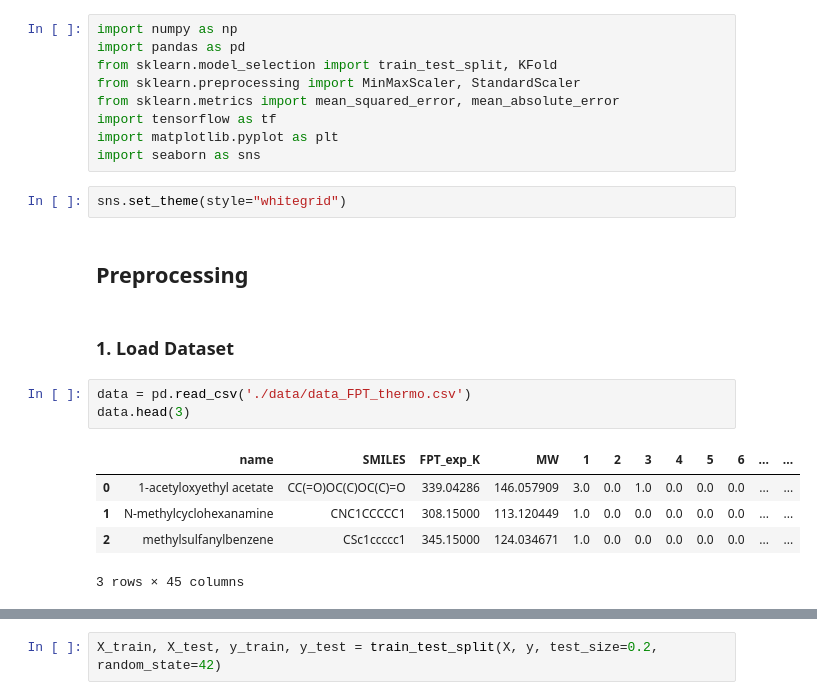
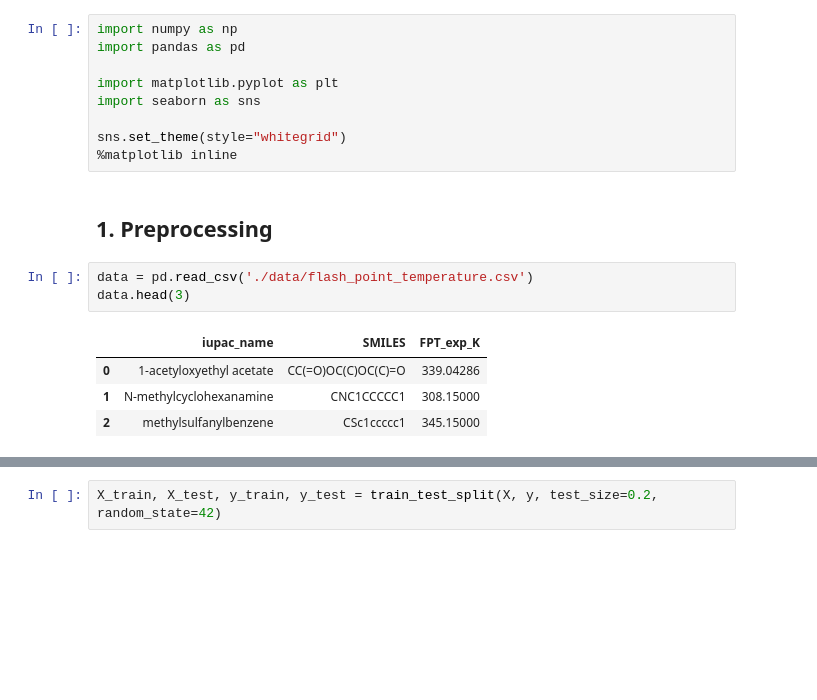
Before and after one commit to sardaar11/Flash_Point_Temperature, a Jupyter notebook: flash_point_model.ipynb, the cells around one changed output, grey strips where cells are left out. Saved outputs shown, nothing was run; the diff lists cells and outputs as text; blank space fills up the shorter version.

```diff
--- a/flash_point_model.ipynb
+++ b/flash_point_model.ipynb
@@ -1,24 +1,19 @@
 # %%
 import numpy as np
 import pandas as pd
-from sklearn.model_selection import train_test_split, KFold
-from sklearn.preprocessing import MinMaxScaler, StandardScaler
-from sklearn.metrics import mean_squared_error, mean_absolute_error
-import tensorflow as tf
+
 import matplotlib.pyplot as plt
 import seaborn as sns
+
+sns.set_theme(style="whitegrid")
+%matplotlib inline
-# %%
-sns.set_theme(style="whitegrid")
 # %% [markdown]
-## Preprocessing
+## 1. Preprocessing
-# %% [markdown]
-### 1. Load Dataset
 # %%
-data = pd.read_csv('./data/data_FPT_thermo.csv')
+data = pd.read_csv('./data/flash_point_temperature.csv')
 data.head(3)
 # %% [output]
-|  | name | SMILES | FPT_exp_K | MW | 1 | 2 | 3 | 4 | 5 | 6 | ... | ... |
-| 0 | 1-acetyloxyethyl acetate | CC(=O)OC(C)OC(C)=O | 339.04286 | 146.057909 | 3.0 | 0.0 | 1.0 | 0.0 | 0.0 | 0.0 | ... | ... |
-| 1 | N-methylcyclohexanamine | CNC1CCCCC1 | 308.15000 | 113.120449 | 1.0 | 0.0 | 0.0 | 0.0 | 0.0 | 0.0 | ... | ... |
-| 2 | methylsulfanylbenzene | CSc1ccccc1 | 345.15000 | 124.034671 | 1.0 | 0.0 | 0.0 | 0.0 | 0.0 | 0.0 | ... | ... |
+|  | iupac_name | SMILES | FPT_exp_K |
+| 0 | 1-acetyloxyethyl acetate | CC(=O)OC(C)OC(C)=O | 339.04286 |
+| 1 | N-methylcyclohexanamine | CNC1CCCCC1 | 308.15000 |
+| 2 | methylsulfanylbenzene | CSc1ccccc1 | 345.15000 |
-3 rows × 45 columns
```
Also changed, not shown: parts of 25 cells of this notebook, 2 other files.
